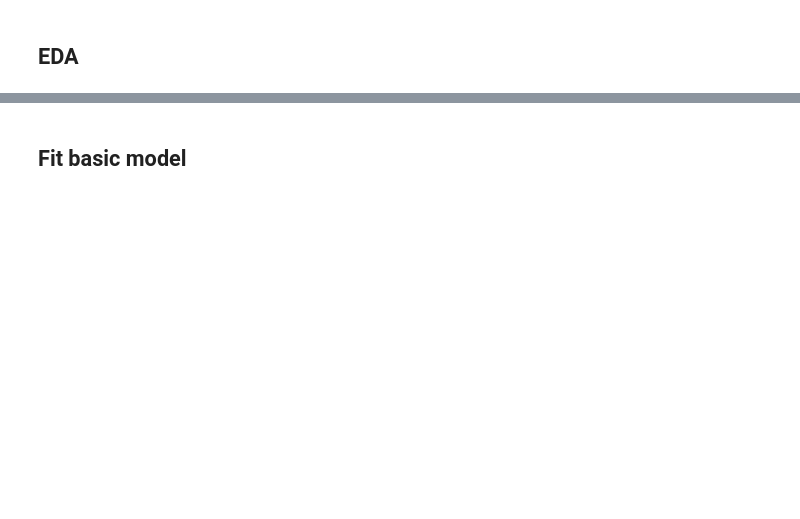
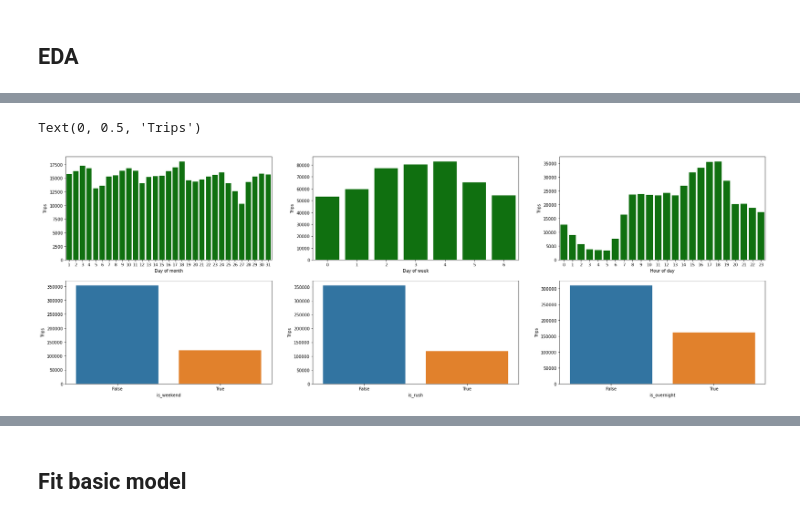
Before and after one commit to tawiwut-cha/nyc_cabs_draft, a Jupyter notebook: green.ipynb, the cells around one changed output, grey strips where cells are left out. Drawn from its saved outputs; the diff is of its cells as text; code cells hidden in the pictures; blank space fills up the shorter version.

```diff
--- a/green.ipynb
+++ b/green.ipynb
@@ -41,8 +42,8 @@ Data columns (total 20 columns):
 dtypes: datetime64[ns](2), float64(10), int64(7), object(1)
 memory usage: 79.0+ MB
 # %%
-location_lookup = pd.read_csv('datasets/taxi+_zone_lookup.csv')
-location_lookup.info()
+LOCATION_LOOKUP = pd.read_csv('datasets/taxi+_zone_lookup.csv')
+LOCATION_LOOKUP.info()
 # %% [output]
 <class 'pandas.core.frame.DataFrame'>
 RangeIndex: 265 entries, 0 to 264
@@ -132,0 +238,35 @@ df_basic_sample = df_basic.sample(n=10000, random_state=9)
+# %%
+# number of trips by
+
+plt.figure(figsize=(30,10))
+# date of month (end of month people use cab more, or run out of money use subway haha)
+plt.subplot(231)
+sns.countplot(x=df.lpep_pickup_datetime.dt.day, color='green')
+plt.xlabel('Day of month')
+plt.ylabel('Trips')
+# day of week
+plt.subplot(232)
+sns.countplot(x=df.lpep_pickup_datetime.dt.day_of_week, color='green')
+plt.xlabel('Day of week')
+plt.ylabel('Trips')
+# hour of day
+plt.subplot(233)
+sns.countplot(x=df.lpep_pickup_datetime.dt.hour, color='green')
+plt.xlabel('Hour of day')
+plt.ylabel('Trips')
+
+# weekdays and weekends
+plt.subplot(234)
+sns.countplot(x=df.is_weekend)
+plt.ylabel('Trips')
+# rush hour
+plt.subplot(235)
+sns.countplot(x=df.is_rush)
+plt.ylabel('Trips')
+# overnight
+plt.subplot(236)
+sns.countplot(x=df.is_overnight)
+plt.ylabel('Trips')
+# %% [output]
+Text(0, 0.5, 'Trips')
+[figure, added]
```
Also changed, not shown: parts of 19 cells of this notebook.
